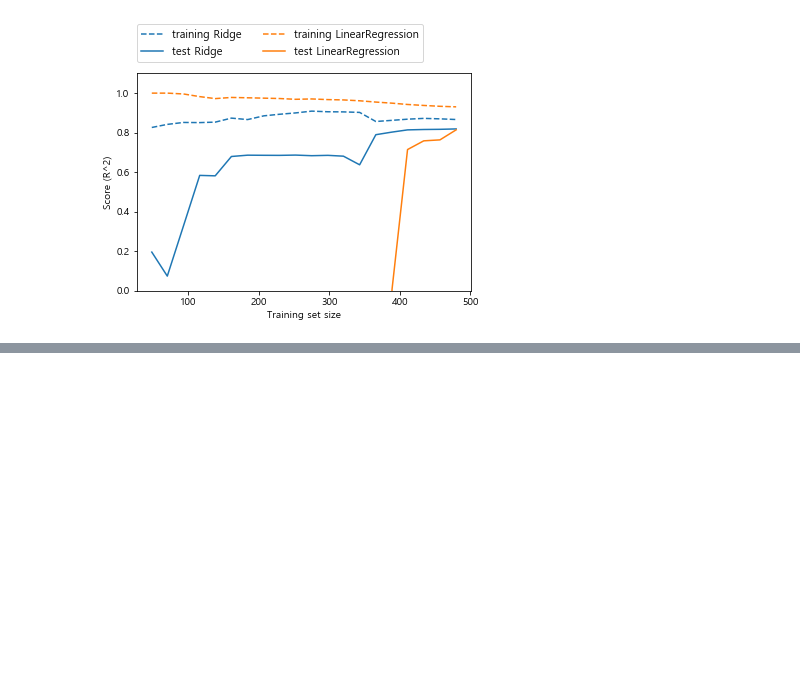
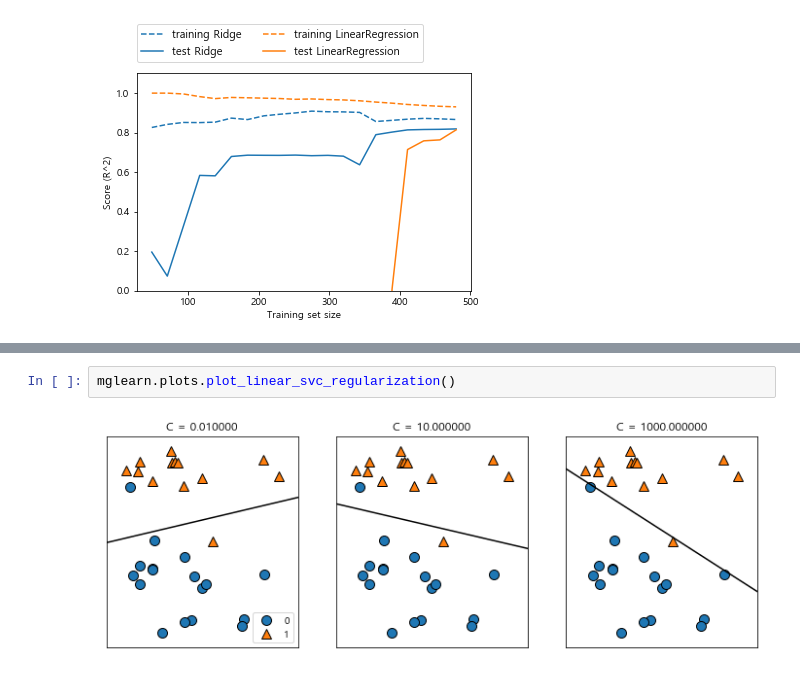
Before and after one commit to noveline4530/Machine_Learning_scikit-learn, a Jupyter notebook: ml04_190221.ipynb, the cells around one changed output, grey strips where cells are left out. Drawn from its saved outputs; the diff is of its cells as text; blank space fills up the shorter version.

```diff
--- a/ml04_190221.ipynb
+++ b/ml04_190221.ipynb
@@ -103,0 +180,4 @@ mglearn.plots.plot_ridge_n_samples()
+# %%
+mglearn.plots.plot_linear_svc_regularization()
+# %% [output]
+[figure, added]
```
Also changed, not shown: parts of 23 cells of this notebook.
